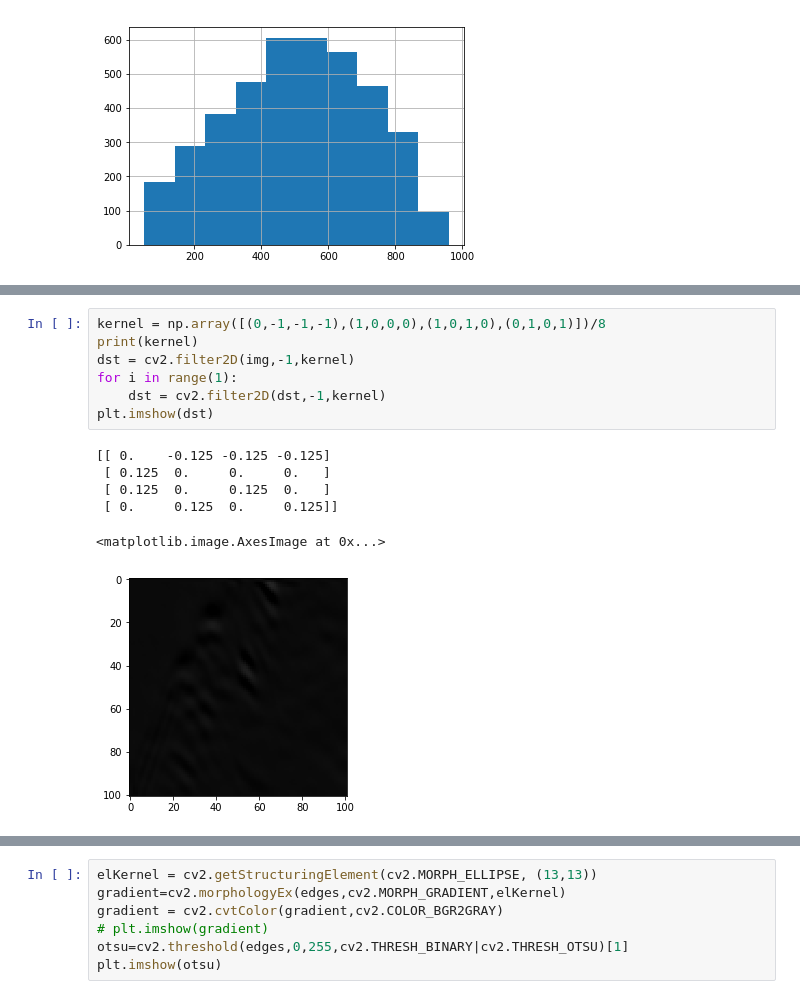
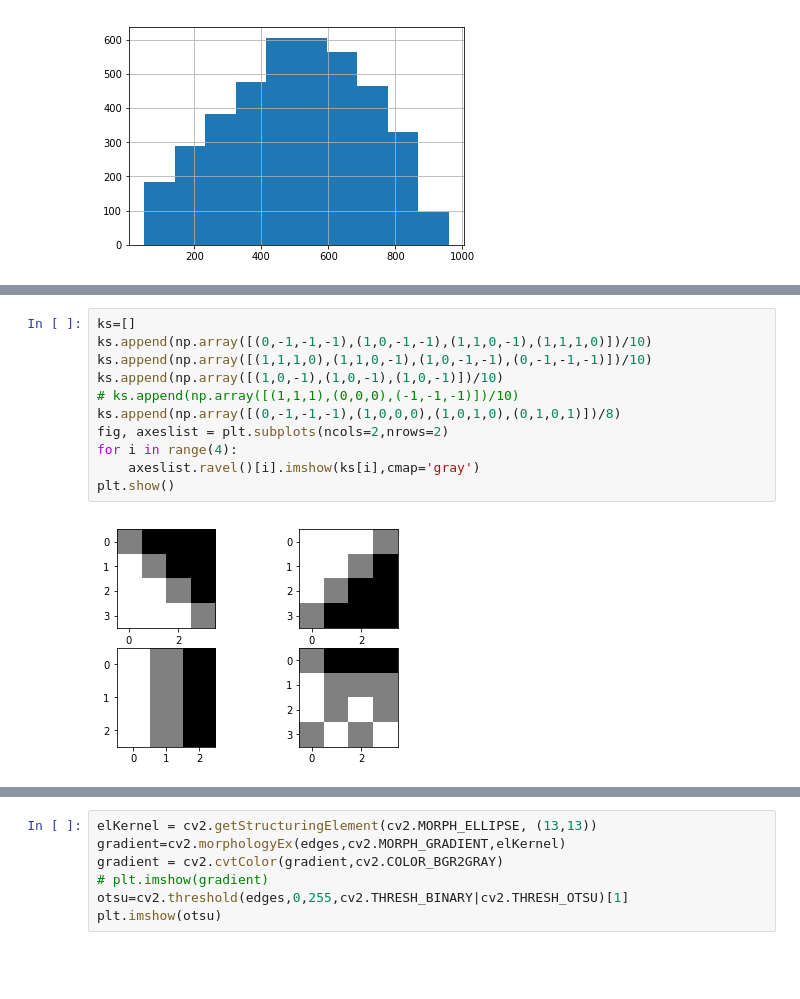
Before and after one commit to abskj/tgs_salt_detection, a Jupyter notebook: notebooks/exploratory/ImageProcessingExperiments.ipynb, the cells around one changed output, grey strips where cells are left out. Drawn from its saved outputs; the diff is of its cells as text; blank space fills up the shorter version.

```diff
--- a/notebooks/exploratory/ImageProcessingExperiments.ipynb
+++ b/notebooks/exploratory/ImageProcessingExperiments.ipynb
@@ -33,14 +33,13 @@ plt.imshow(img)
-# %%
-kernel = np.array([(0,-1,-1,-1),(1,0,0,0),(1,0,1,0),(0,1,0,1)])/8
-print(kernel)
-dst = cv2.filter2D(img,-1,kernel)
-for i in range(1):
-    dst = cv2.filter2D(dst,-1,kernel)
-plt.imshow(dst)
-# %% [output]
-[[ 0.    -0.125 -0.125 -0.125]
- [ 0.125  0.     0.     0.   ]
- [ 0.125  0.     0.125  0.   ]
- [ 0.     0.125  0.     0.125]]
-<matplotlib.image.AxesImage at 0x...>
-[figure, removed]
+# %%
+ks=[]
+ks.append(np.array([(0,-1,-1,-1),(1,0,-1,-1),(1,1,0,-1),(1,1,1,0)])/10)
+ks.append(np.array([(1,1,1,0),(1,1,0,-1),(1,0,-1,-1),(0,-1,-1,-1)])/10)
+ks.append(np.array([(1,0,-1),(1,0,-1),(1,0,-1)])/10)
+# ks.append(np.array([(1,1,1),(0,0,0),(-1,-1,-1)])/10)
+ks.append(np.array([(0,-1,-1,-1),(1,0,0,0),(1,0,1,0),(0,1,0,1)])/8)
+fig, axeslist = plt.subplots(ncols=2,nrows=2)
+for i in range(4):
+    axeslist.ravel()[i].imshow(ks[i],cmap='gray')
+plt.show()
+# %% [output]
+[figure, added]
```
Also changed, not shown: parts of 9 cells of this notebook, 4 other files.
